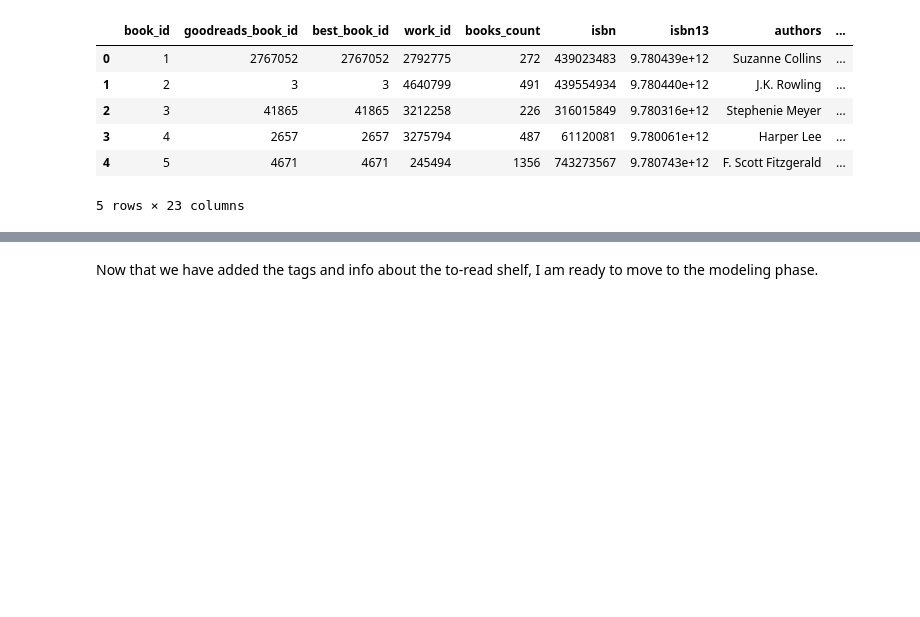
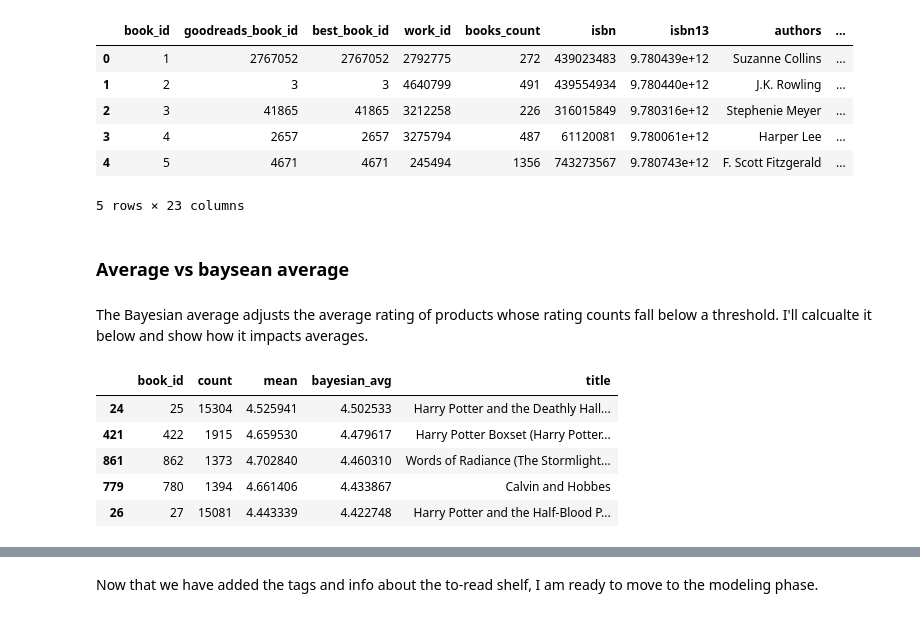
Before and after one commit to Snizzmo/Data-Science, a Jupyter notebook: Capstone3/notebooks/2.0-cf-preprocessing-and-modeling.ipynb, the cells around one changed output, grey strips where cells are left out. Saved outputs shown, nothing was run; the diff lists cells and outputs as text; code cells hidden in the pictures; blank space fills up the shorter version.

```diff
--- a/Capstone3/notebooks/2.0-cf-preprocessing-and-modeling.ipynb
+++ b/Capstone3/notebooks/2.0-cf-preprocessing-and-modeling.ipynb
@@ -163,3 +166,31 @@ books.head()
 | 3 | 4 | 2657 | 2657 | 3275794 | 487 | 61120081 | 9.780061e+12 | Harper Lee | ... |
 | 4 | 5 | 4671 | 4671 | 245494 | 1356 | 743273567 | 9.780743e+12 | F. Scott Fitzgerald | ... |
 5 rows × 23 columns
+# %% [markdown]
+### Average vs baysean average
+# %% [markdown]
+The Bayesian average adjusts the average rating of products whose rating counts fall below a threshold. I'll calcualte it below and show how it impacts averages.
+# %%
+book_stats = ratings.groupby('book_id')[['rating']].agg(['count', 'mean'])
+book_stats.columns = book_stats.columns.droplevel()
+# %%
+C = book_stats['count'].mean()
+m = book_stats['mean'].mean()
+
+def bayesian_avg(ratings):
+    bayesian_avg = (C*m+ratings.sum())/(C+ratings.count())
+    return bayesian_avg
+
+bayesian_avg_ratings = ratings.groupby('book_id')['rating'].agg(bayesian_avg).reset_index()
+bayesian_avg_ratings.columns = ['book_id', 'bayesian_avg']
+book_stats = book_stats.merge(bayesian_avg_ratings, on='book_id')
+# %%
+book_stats = book_stats.merge(books[['book_id', 'title']])
+book_stats.sort_values('bayesian_avg', ascending=False).head()
+# %% [output]
+|  | book_id | count | mean | bayesian_avg | title |
+| 24 | 25 | 15304 | 4.525941 | 4.502533 | Harry Potter and the Deathly Hall... |
+| 421 | 422 | 1915 | 4.659530 | 4.479617 | Harry Potter Boxset (Harry Potter... |
+| 861 | 862 | 1373 | 4.702840 | 4.460310 | Words of Radiance (The Stormlight... |
+| 779 | 780 | 1394 | 4.661406 | 4.433867 | Calvin and Hobbes |
+| 26 | 27 | 15081 | 4.443339 | 4.422748 | Harry Potter and the Half-Blood P... |
```
Also changed, not shown: parts of 44 cells of this notebook.
